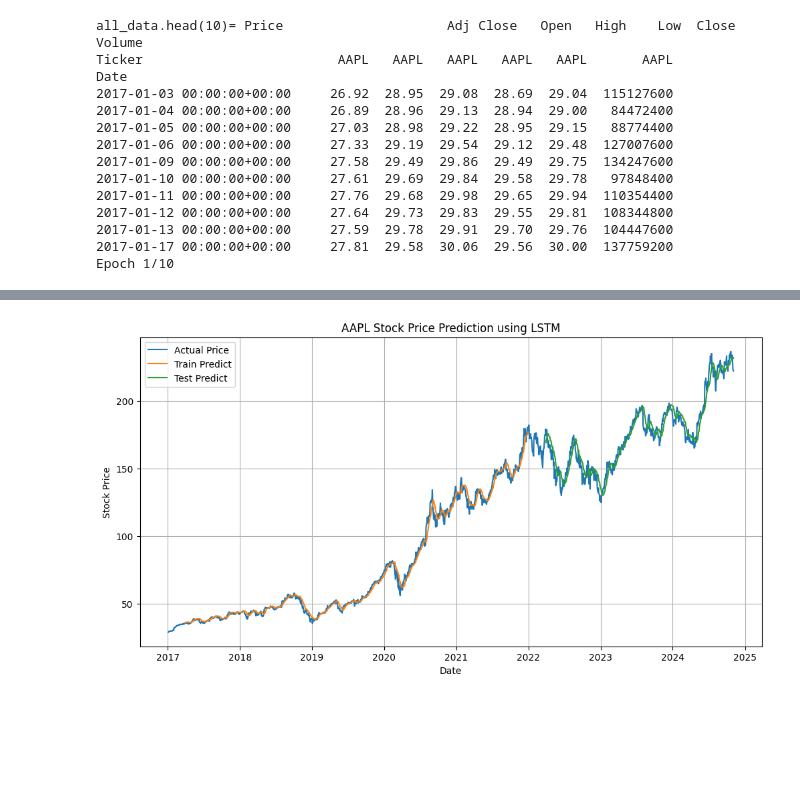
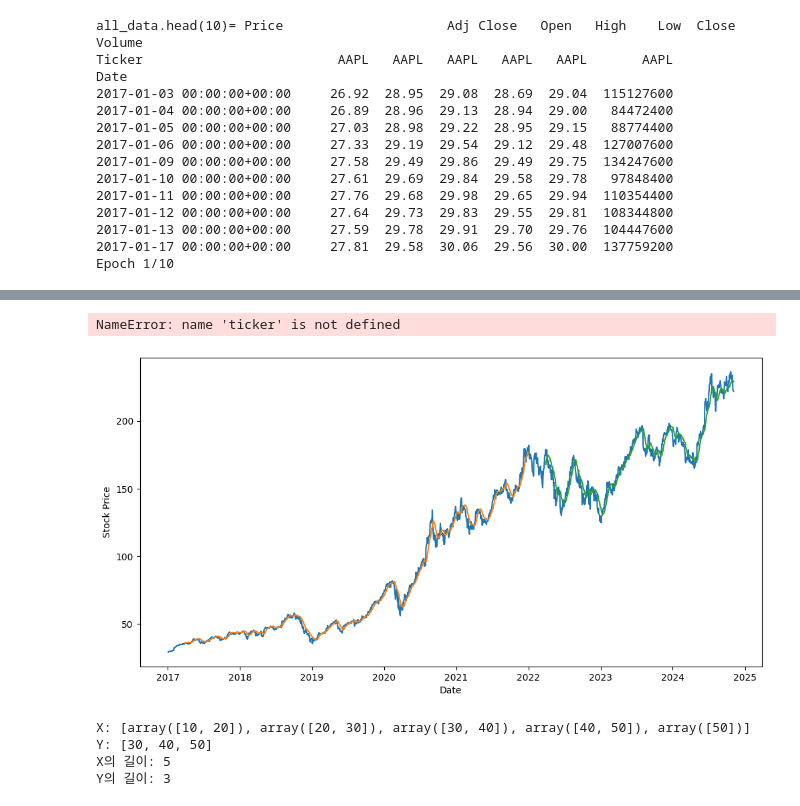
Before and after one commit to juhumkwon/source_code, a Jupyter notebook: A(10강_rnn_주가예측).ipynb, the cells around one changed output, grey strips where cells are left out. Cells and saved outputs as stored; diff of their text form; code cells hidden in the pictures; blank space fills up the shorter version.

```diff
--- a/A(10강_rnn_주가예측).ipynb
+++ b/A(10강_rnn_주가예측).ipynb
@@ -47,7 +47,8 @@ test_data = scaled_data[len(data[:'2021']):] # Select data from 2019 onwards for
 # LSTM 입력 형식으로 데이터 준비
 def create_dataset(dataset, time_step=60):
     X, Y = [], []
-    for i in range(len(dataset) - time_step - 1):
+#    for i in range(len(dataset) - time_step - 1):
+    for i in range(len(dataset) - time_step):
         X.append(dataset[i:(i + time_step), 0]) # x의 0번째 열에서 i 번째 행부터 i + time_step째 행까지의 값을 선택합니다.
         Y.append(dataset[i + time_step, 0])     # y의 time_step번째 행, 0번째 열에 있는 값을 가져옵니다.
     return np.array(X), np.array(Y)
@@ -143 +144,33 @@ Epoch 10/10
+NameError: name 'ticker' is not defined
-[figure, old version]
+[figure, new version]
+# %%
+"""
+X는 모델에 입력되는 데이터(특징)를 나타내고, Y는 그에 대한 정답(레이블)을 나타냅니다.
+각 입력에 대해 정확한 출력이 있어야 하므로, X의 각 항목에 대해 Y의 항목이 하나씩 대응되어야 합니다.
+
+아래 예제는 잘못된 매칭입니다.
+"""
+import numpy as np
+
+# 데이터셋
+dataset = np.array([[10], [20], [30], [40], [50]])
+time_step = 2
+
+X = []
+Y = []
+
+# 잘못된 반복 조건 (len(dataset))를 사용하여 범위 설정
+for i in range(len(dataset)):  # 잘못된 설정: 전체 길이 사용
+    X.append(dataset[i:(i + time_step), 0])  # X에 이전 time_step 만큼의 값을 추가
+    if i + time_step < len(dataset):
+        Y.append(dataset[i + time_step, 0])  # Y에 다음 값을 추가
+
+print("X:", X)
+print("Y:", Y)
+print("X의 길이:", len(X))
+print("Y의 길이:", len(Y))
+# %% [output]
+X: [array([10, 20]), array([20, 30]), array([30, 40]), array([40, 50]), array([50])]
+Y: [30, 40, 50]
+X의 길이: 5
+Y의 길이: 3
```
Also changed, not shown: parts of 1 cell of this notebook.
